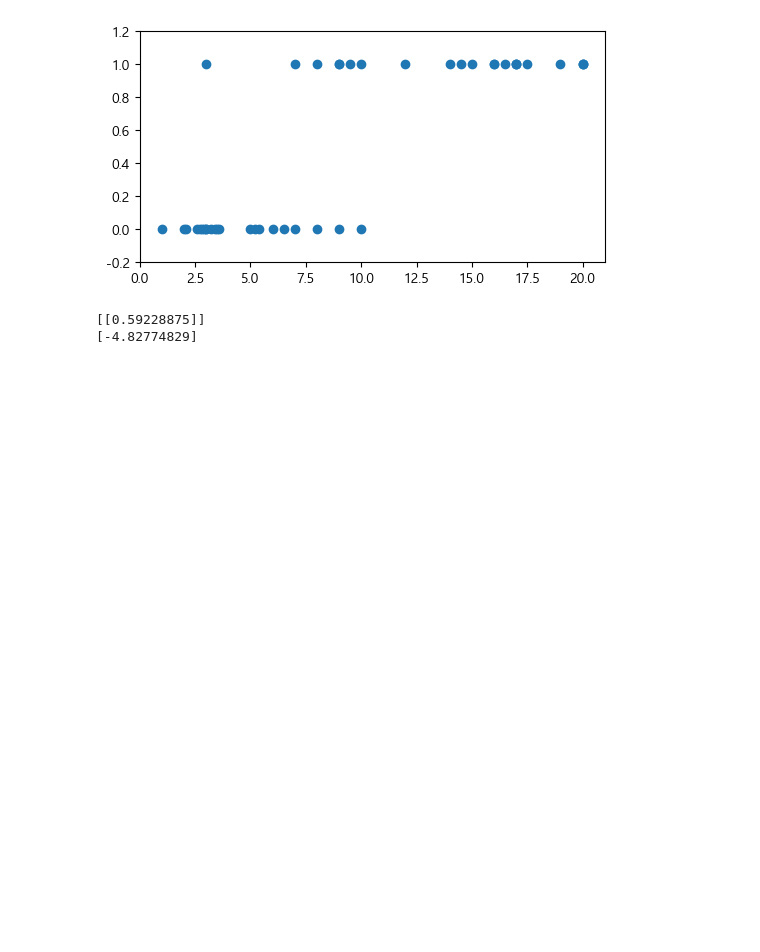
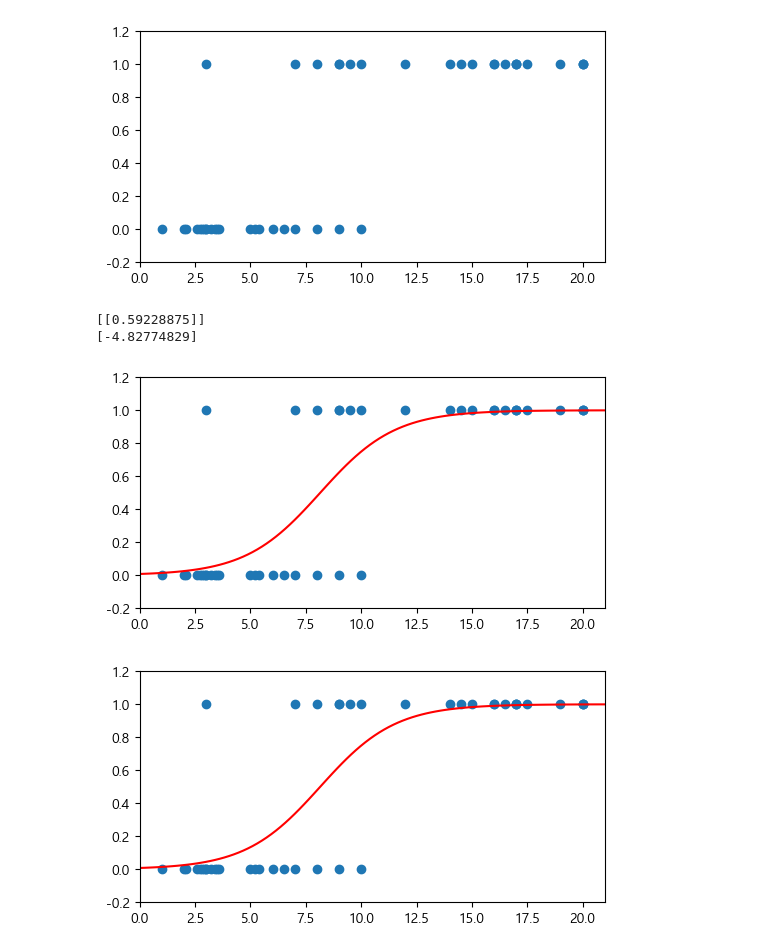
Before and after one commit to hanjaek/Data_Analysis, a Jupyter notebook: M2/7_로지스틱.ipynb, the cells around one changed output. Saved outputs shown, nothing was run; the diff lists cells and outputs as text; code cells hidden in the pictures; blank space fills up the shorter version.

```diff
--- a/M2/7_로지스틱.ipynb
+++ b/M2/7_로지스틱.ipynb
@@ -88,3 +88,21 @@ print(model.intercept_)
 # %% [output]
 [[0.59228875]]
 [-4.82774829]
+# %%
+def logreg(z):
+    return 1 /(1+np.exp(-z))
+
+fig = plt.figure(figsize=(6, 3));
+
+XX = np.linspace(0.0, 21, 100)
+yy = logreg(model.coef_*XX + model.intercept_)[0]
+plt.plot(XX, yy, c='r')
+
+plt.xlim(0.0, 21)
+plt.ylim(-0.2, 1.2)
+plt.scatter(X, y)
+
+plt.show()
+# %% [output]
+[figure, added]
+[figure, added]
```
Also changed, not shown: 1 other file.
